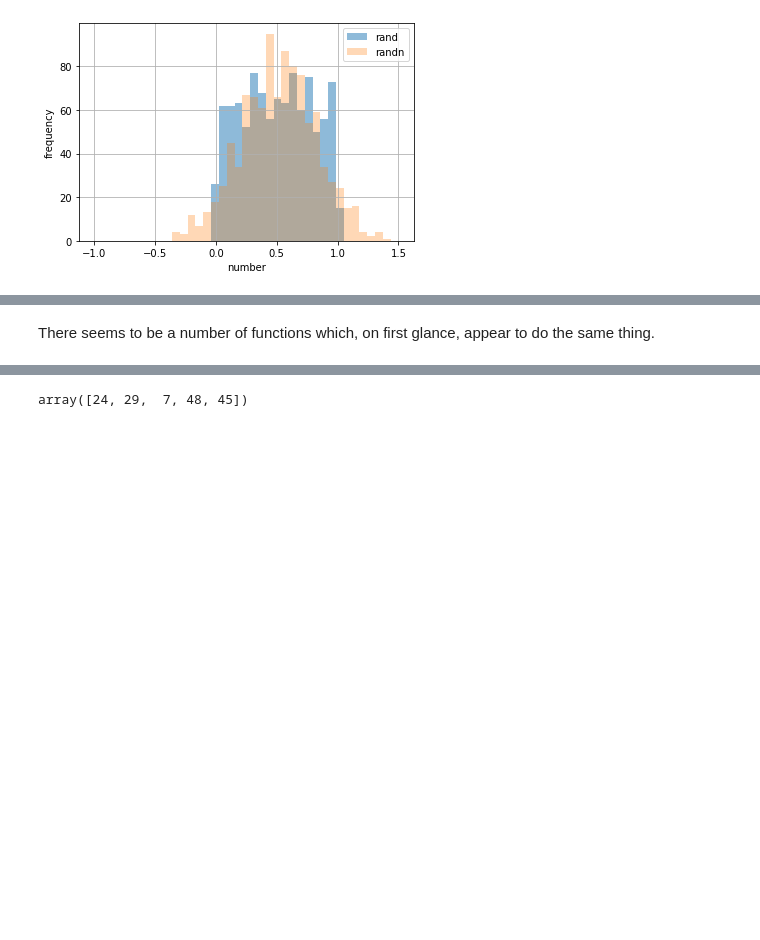
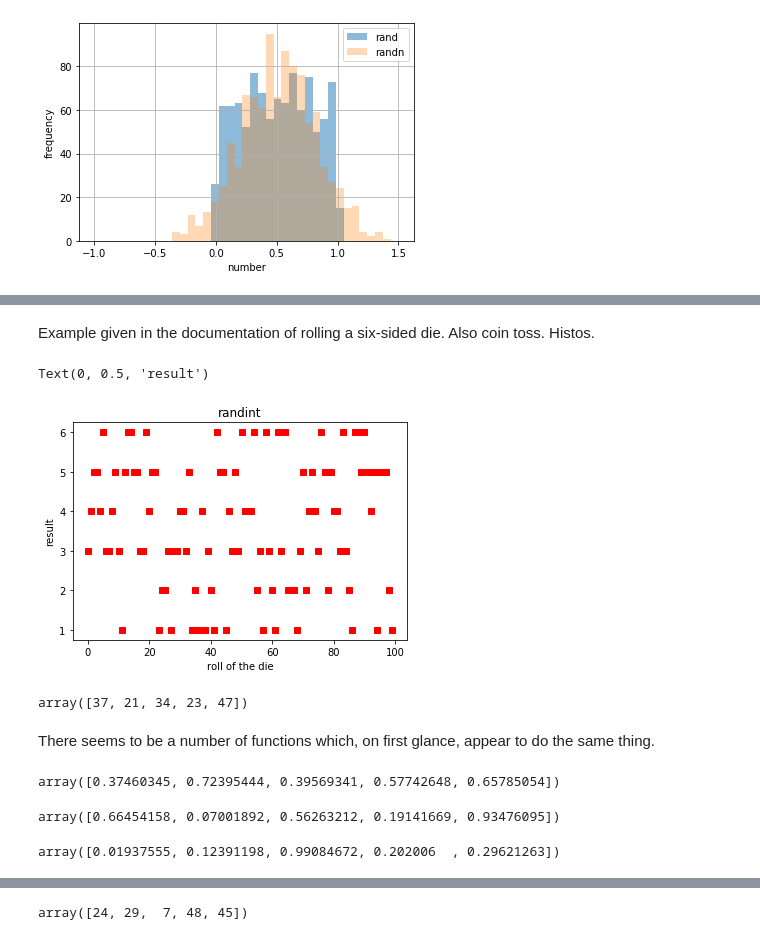
Before and after one commit to elizabethdaly/numpy-random, a Jupyter notebook: numpy-random.ipynb, the cells around one changed output, grey strips where cells are left out. Drawn from its saved outputs; the diff is of its cells as text; code cells hidden in the pictures; blank space fills up the shorter version.

```diff
--- a/numpy-random.ipynb
+++ b/numpy-random.ipynb
@@ -88,2 +105,30 @@ plt.legend(loc='upper right')
+# %% [markdown]
+Example given in the documentation of rolling a six-sided die. Also coin toss. Histos.
+# %%
+d1 = np.random.randint(1, 7, 100)
+plt.plot(d1, 'rs')
+plt.title('randint')
+plt.xlabel('roll of the die')
+plt.ylabel('result')
+# %% [output]
+Text(0, 0.5, 'result')
+[figure, added]
+# %%
+# Return 5 random integers from low (inclusive) to high (exclusive).
+np.random.randint(51, size=5)
+# %% [output]
+array([37, 21, 34, 23, 47])
 # %% [markdown]
 There seems to be a number of functions which, on first glance, appear to do the same thing.
+# %%
+np.random.random_sample((5,))
+# %% [output]
+array([0.37460345, 0.72395444, 0.39569341, 0.57742648, 0.65785054])
+# %%
+np.random.random((5,))
+# %% [output]
+array([0.66454158, 0.07001892, 0.56263212, 0.19141669, 0.93476095])
+# %%
+np.random.ranf((5,))
+# %% [output]
+array([0.01937555, 0.12391198, 0.99084672, 0.202006  , 0.29621263])
```
Also changed, not shown: parts of 13 cells of this notebook.
